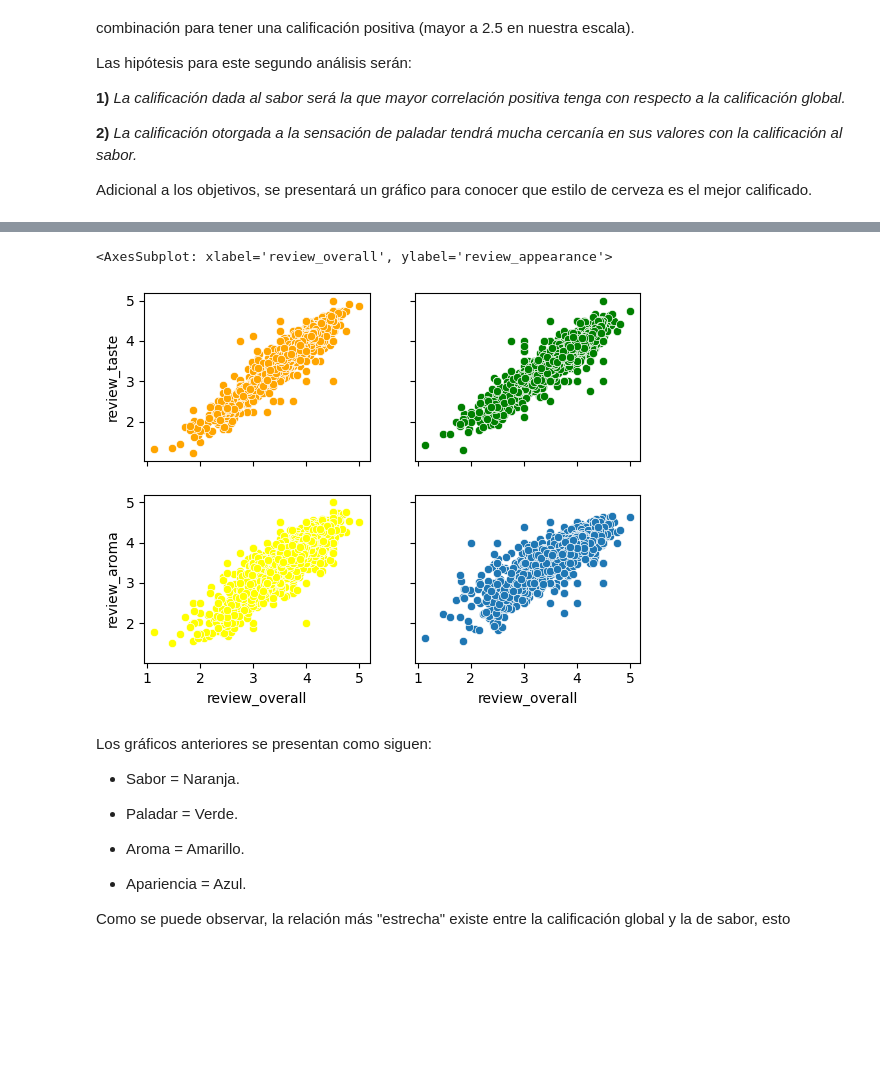
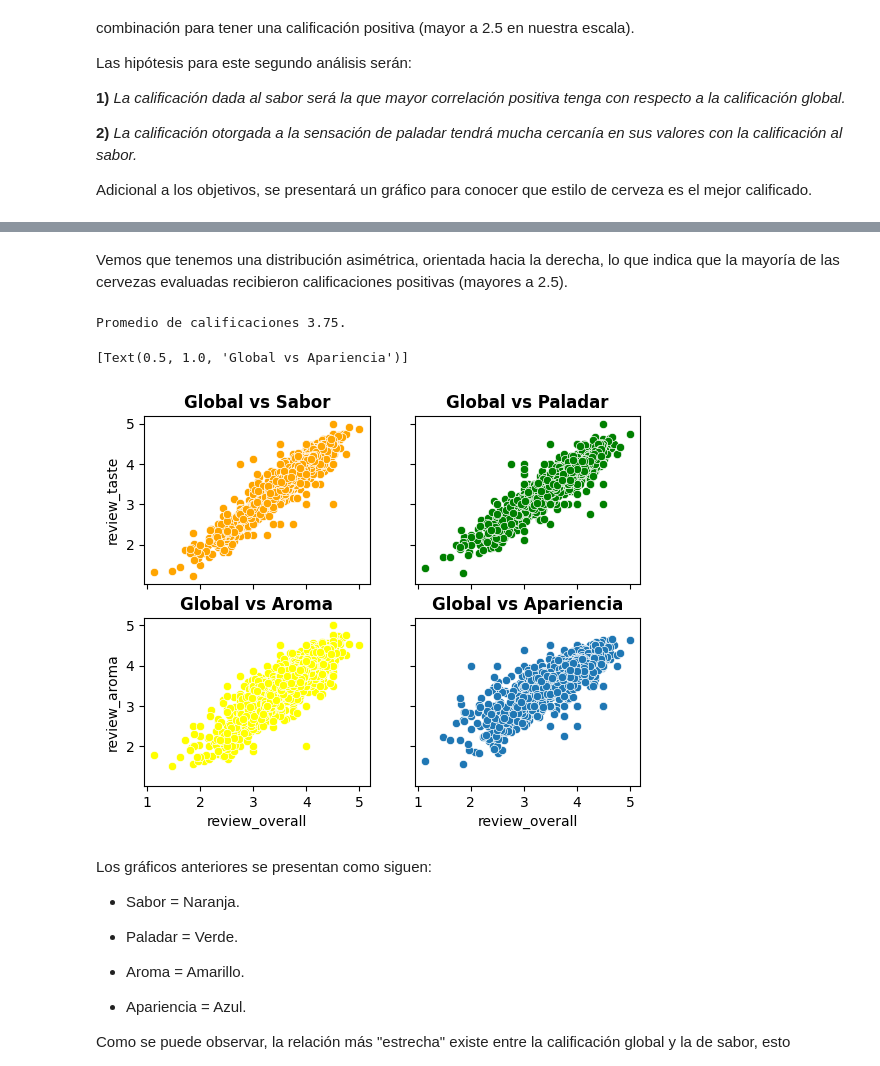
Before and after one commit to JMRRT1992/Coderhouse, a Jupyter notebook: Proyecto/Data/Raw/Entrega 2/vizualizacion_ReyesRetanaT.ipynb, the cells around one changed output, grey strips where cells are left out. Drawn from its saved outputs; the diff is of its cells as text; code cells hidden in the pictures; blank space fills up the shorter version.

```diff
--- a/Proyecto/Data/Raw/Entrega 2/vizualizacion_ReyesRetanaT.ipynb
+++ b/Proyecto/Data/Raw/Entrega 2/vizualizacion_ReyesRetanaT.ipynb
@@ -553,13 +561,20 @@ Adicional a los objetivos, se presentará un gráfico para conocer que estilo de
+# %% [markdown]
+Vemos que tenemos una distribución asimétrica, orientada hacia la derecha, lo que indica que la mayoría de las cervezas evaluadas recibieron calificaciones positivas (mayores a 2.5).
+# %%
+#Información adicional:
+print("Promedio de calificaciones {}." .format(round(wrk_df["review_overall"].mean(), 2)))
+# %% [output]
+Promedio de calificaciones 3.75.
 # %%
-#Primer gráfico para comparar las calificaciones global y de sabor, paladar, aroma y apariencia.
+#Segundo gráfico para comparar las calificaciones global y de sabor, paladar, aroma y apariencia.
 calif,axes = plt.subplots(nrows = 2, ncols = 2, sharex = True, sharey = True)
-sns.scatterplot(ax = axes[0,0], data = wrk_df, x = "review_overall", y = "review_taste", legend = "full", c = "orange")
-sns.scatterplot(ax = axes[0,1], data = wrk_df, x = "review_overall", y = "review_palate", legend = "full", c = "green")
-sns.scatterplot(ax = axes[1,0], data = wrk_df, x = "review_overall", y = "review_aroma", legend = "full", c = "yellow")
-sns.scatterplot(ax = axes[1,1], data = wrk_df, x = "review_overall", y = "review_appearance", legend = "full")
+sns.scatterplot(ax = axes[0,0], data = wrk_df, x = "review_overall", y = "review_taste", legend = "full", c = "orange").set(title = "Global vs Sabor")
+sns.scatterplot(ax = axes[0,1], data = wrk_df, x = "review_overall", y = "review_palate", legend = "full", c = "green").set(title = "Global vs Paladar")
+sns.scatterplot(ax = axes[1,0], data = wrk_df, x = "review_overall", y = "review_aroma", legend = "full", c = "yellow").set(title = "Global vs Aroma")
+sns.scatterplot(ax = axes[1,1], data = wrk_df, x = "review_overall", y = "review_appearance", legend = "full").set(title = "Global vs Apariencia")
 # %% [output]
-<AxesSubplot: xlabel='review_overall', ylabel='review_appearance'>
+[Text(0.5, 1.0, 'Global vs Apariencia')]
-[figure, old version]
+[figure, new version]
 # %% [markdown]
 Los gráficos anteriores se presentan como siguen:
 
```
Also changed, not shown: parts of 5 cells of this notebook.
